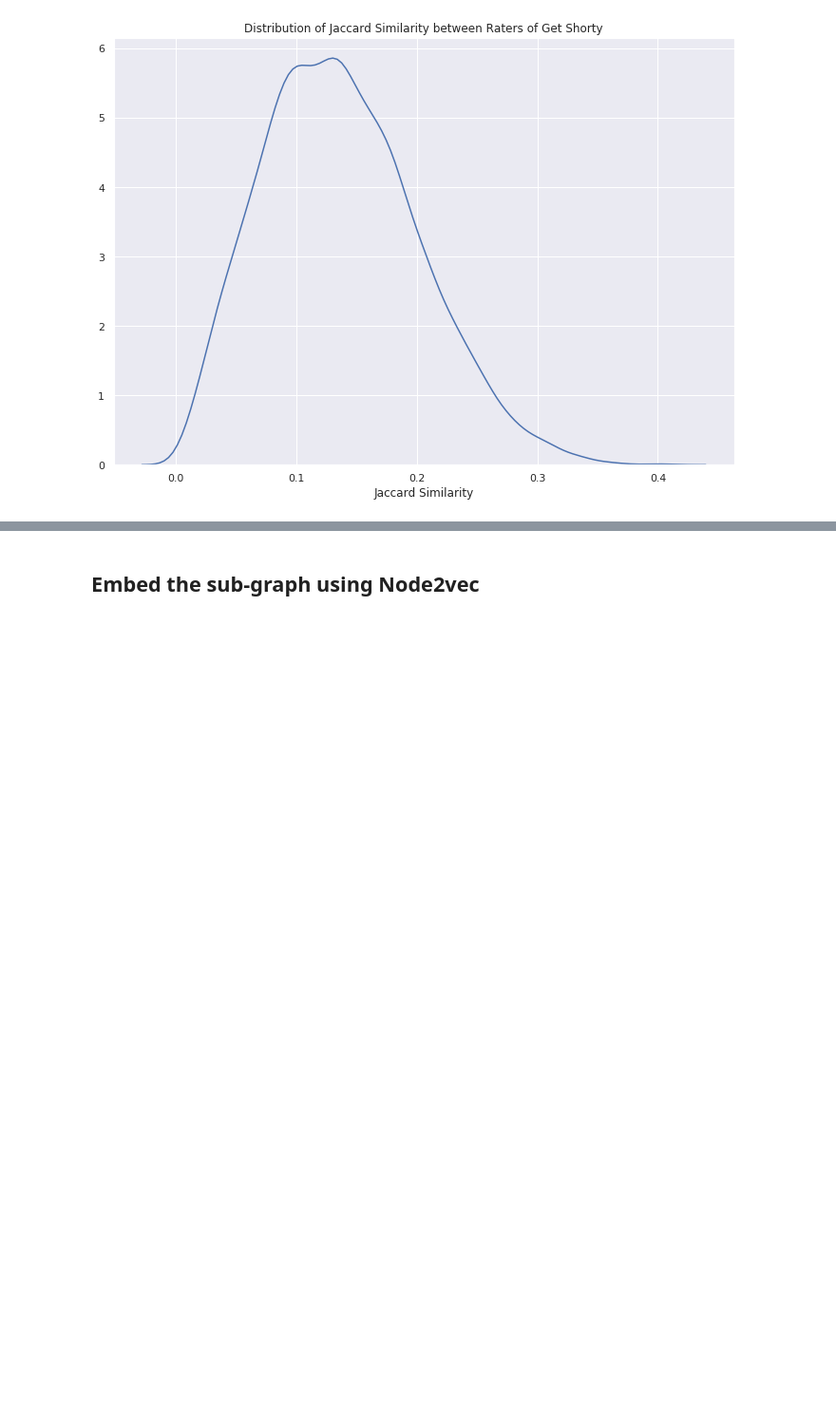
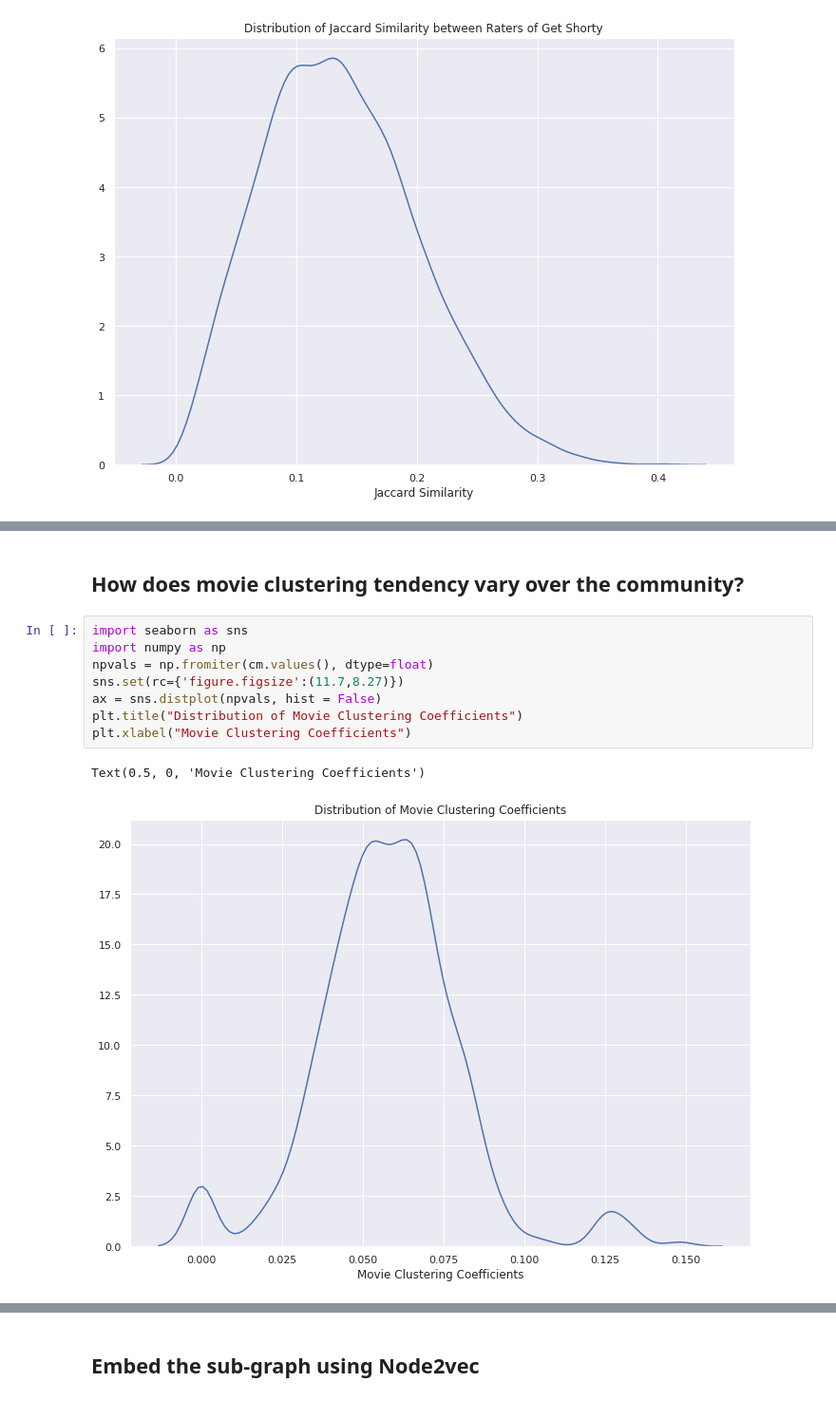
Before and after one commit to arangoml/networkx-adapter, a Jupyter notebook: examples/IMDB_Networkx_Adapter.ipynb, the cells around one changed output, grey strips where cells are left out. Shown at 95% size. Saved outputs shown, nothing was run; the diff lists cells and outputs as text; blank space fills up the shorter version.

```diff
--- a/examples/IMDB_Networkx_Adapter.ipynb
+++ b/examples/IMDB_Networkx_Adapter.ipynb
@@ -356,0 +413,13 @@ Text(0.5, 0, 'Jaccard Similarity')
+# %% [markdown]
+## How does movie clustering tendency vary over the community?
+# %%
+import seaborn as sns
+import numpy as np
+npvals = np.fromiter(cm.values(), dtype=float)
+sns.set(rc={'figure.figsize':(11.7,8.27)})
+ax = sns.distplot(npvals, hist = False)
+plt.title("Distribution of Movie Clustering Coefficients")
+plt.xlabel("Movie Clustering Coefficients")
+# %% [output]
+Text(0.5, 0, 'Movie Clustering Coefficients')
+[figure, added]
```
Also changed, not shown: parts of 19 cells of this notebook, 2 other files.
